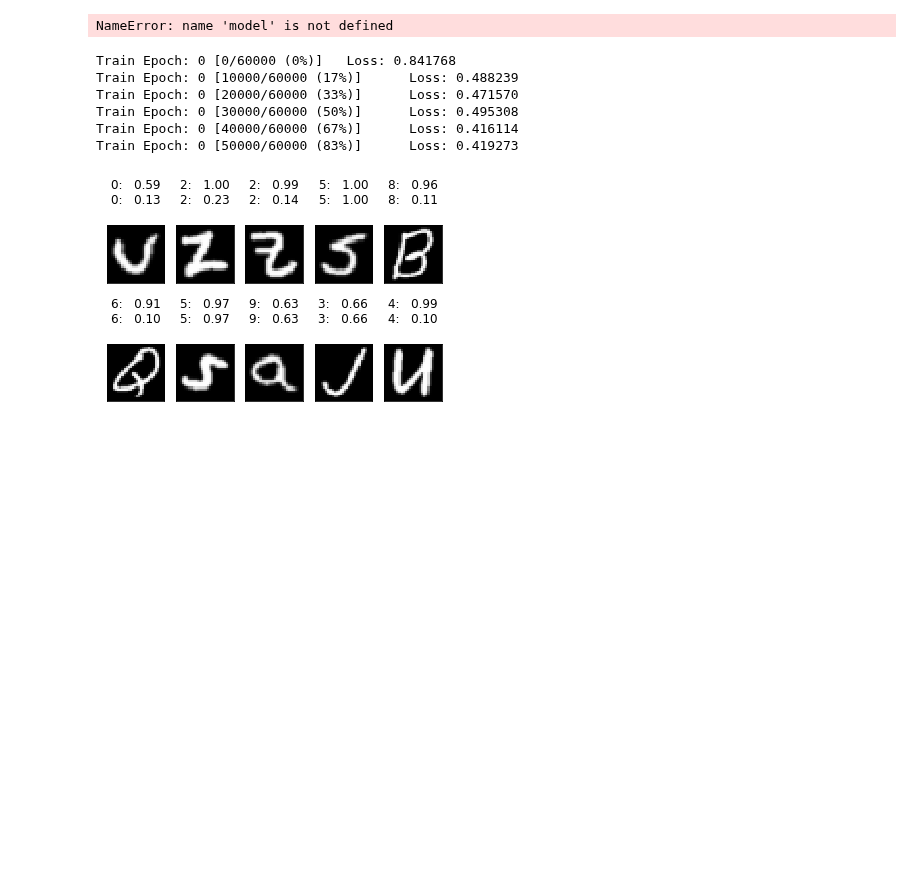
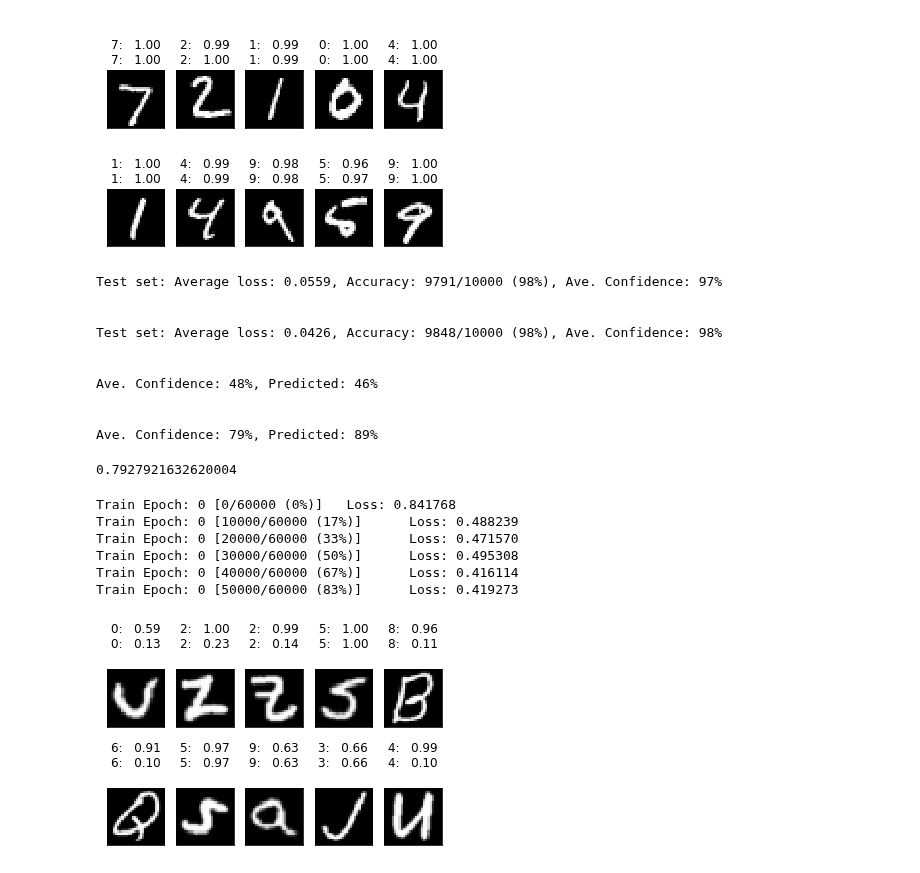
Before and after one commit to AlexMeinke/certified-certain-uncertainty, a Jupyter notebook: GMM.ipynb, the cells around one changed output. Drawn from its saved outputs; the diff is of its cells as text; code cells hidden in the pictures; blank space fills up the shorter version.

Commit message:
added preprocessing to LeNet CNN

```diff
--- a/GMM.ipynb
+++ b/GMM.ipynb
@@ -103,10 +104,30 @@ base_model = models.NetVanilla().to(device)
+# %%
+preproc = dl.X_MNIST.view(3000,28,28).mean(dim=0)
+preproc_std = torch.ones(28,28)
+temp = dl.X_MNIST.view(3000,28,28).std(dim=0)
+preproc_std[temp>.1] = temp[temp>.1]
+base_model = models.NetVanilla(preproc=(preproc,preproc_std)).to(device)
 # %%
 import torch.optim as optim
 
 lr = .001
 momentum = .9
 
-optimizer_base = optim.SGD(base_model.parameters(), lr=lr, momentum=momentum)
-for epoch in range(10):
-    train_vanilla(base_model, device, train_loader, optimizer_base, epoch)
+optimizer_base = optim.SGD(base_model.parameters(), lr=lr, momentum=momentum, weight_decay=0.005)
+for epoch in range(5):
+    train_vanilla(base_model, device, dl.train_loader, optimizer_base, epoch)
+
+lr = .00001
+momentum = .9
+
+optimizer_base = optim.SGD(base_model.parameters(), lr=lr, momentum=momentum, weight_decay=0.005)
+for epoch in range(5):
+    train_vanilla(base_model, device, dl.train_loader, optimizer_base, epoch)
+
+lr = .0000001
+momentum = .9
+
+optimizer_base = optim.SGD(base_model.parameters(), lr=lr, momentum=momentum, weight_decay=0.005)
+for epoch in range(30):
+    train_vanilla(base_model, device, dl.train_loader, optimizer_base, epoch)
 # %% [output]
@@ -131,23 +152,35 @@ Train Epoch: 9 [50000/60000 (83%)]      Loss: 0.031974
 torch.save(base_model, 'base_model.pth')
 # %%
 base_model = torch.load('base_model.pth')
-model = models.Net(base_model, X_MNIST, 1000, -764.).to(device)
+model = models.Net(base_model, dl.X_MNIST, 1000, -764.).to(device)
 torch.save(model, 'gmm_model.pth')
 # %%
 #model.log_pz_lam.data = torch.tensor(-767.132, device=device)
 data = enumerate(dl.test_loader).__next__()[1][0]
 y = model(data.to(device))
 y_base = base_model(data.to(device))
 
 plotting.plot_samples([y,y_base], data)
 
-test(model, device, test_loader)
-test(base_model, device, test_loader)
+min_conf = .5
+test(model, device, dl.test_loader, min_conf=min_conf)
+test(base_model, device, dl.test_loader, min_conf=min_conf)
 
-test_adv(model, device, EMNIST_test_loader)
-test_adv(base_model, device, EMNIST_test_loader)
+test_adv(model, device, dl.EMNIST_test_loader, min_conf=min_conf)
+test_adv(base_model, device, dl.EMNIST_test_loader, min_conf=min_conf)
 # %% [output]
+[figure, added]
-NameError: name 'model' is not defined
+Test set: Average loss: 0.0559, Accuracy: 9791/10000 (98%), Ave. Confidence: 97%
+
+
+Test set: Average loss: 0.0426, Accuracy: 9848/10000 (98%), Ave. Confidence: 98%
+
+
+Ave. Confidence: 48%, Predicted: 46%
+
+
+Ave. Confidence: 79%, Predicted: 89%
+0.7927921632620004
 # %%
 lr = .001
 momentum = .9
```
Also changed, not shown: parts of 5 cells of this notebook, 4 other files.
